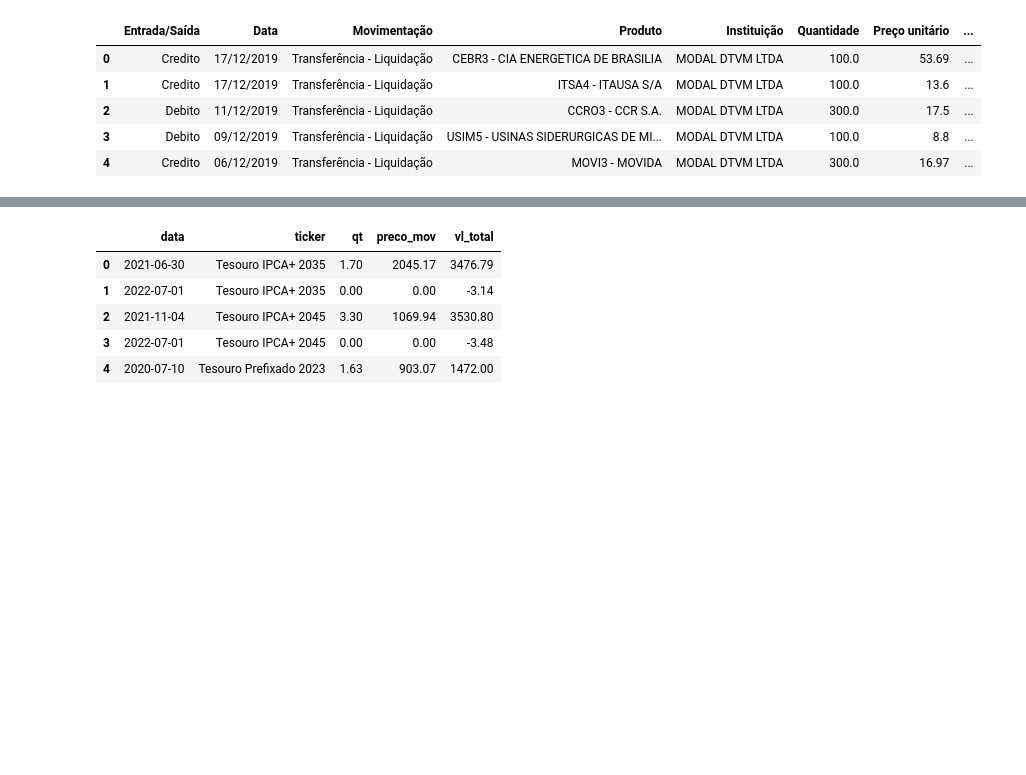
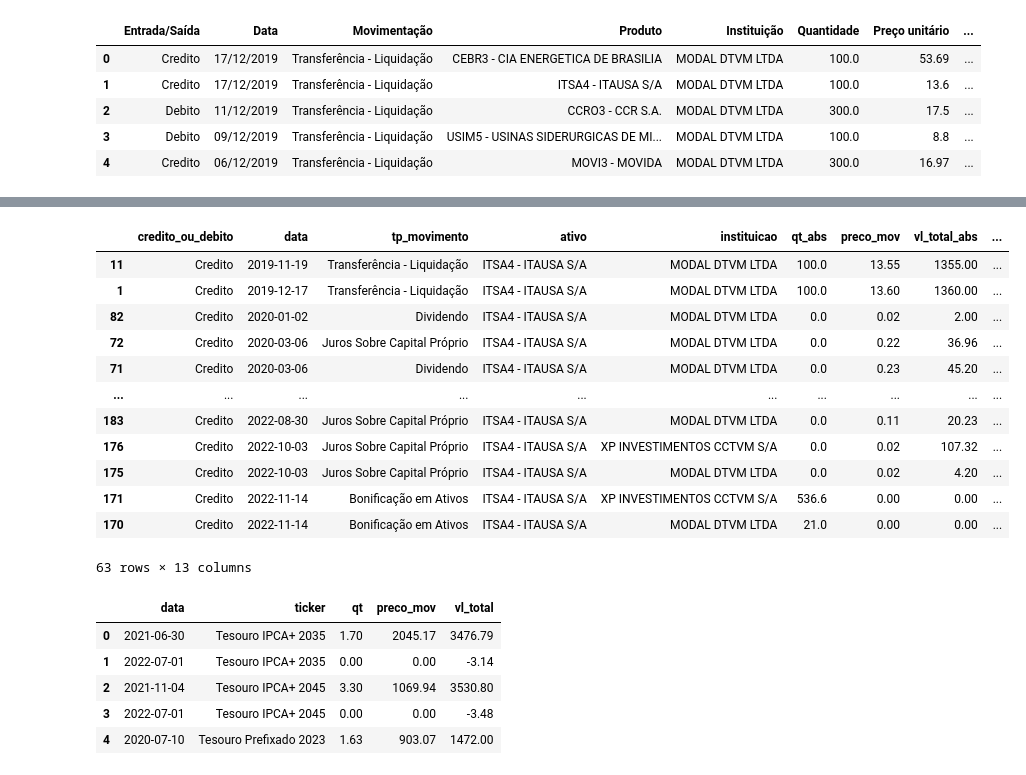
Before and after one commit to rknagao/b3-report, a Jupyter notebook: src/manutencao.ipynb, the cells around one changed output, grey strips where cells are left out. Cells and saved outputs as stored; diff of their text form; code cells hidden in the pictures; blank space fills up the shorter version.

```diff
--- a/src/manutencao.ipynb
+++ b/src/manutencao.ipynb
@@ -149,0 +182,24 @@ df_all['preco_mov'] = np.where(df_all['qt'] != 0, round(df_all['vl_total'] / df_
+# %%
+a =df_all.loc[df_all['ticker'] == 'ITSA4'].sort_values('data')
+a#['provento'] = np.where(a['tp_movimento'].isin(['Dividendo', 'Juros Sobre Capital Próprio', 'Fração em Ativos', 'Leilão de Fração']), 1, 0)
+#a['provento'].value_counts()
+
+#a['negociacao_ou_provento'] = np.where(a['tp_movimento'].str.isin(['Transferência - Liquidação']))
+#a['qt_abs'] = np.where(a['tp_movimento'].isin(['Transferência - Liquidação', 'Bonificação em Ativos']), a['qt_abs'], 0)
+
+#with pd.option_context('display.max_rows', None, 'display.max_columns', None):
+#    display(a)
+# %% [output]
+|  | credito_ou_debito | data | tp_movimento | ativo | instituicao | qt_abs | preco_mov | vl_total_abs | ... |
+| 11 | Credito | 2019-11-19 | Transferência - Liquidação | ITSA4 - ITAUSA S/A | MODAL DTVM LTDA | 100.0 | 13.55 | 1355.00 | ... |
+| 1 | Credito | 2019-12-17 | Transferência - Liquidação | ITSA4 - ITAUSA S/A | MODAL DTVM LTDA | 100.0 | 13.60 | 1360.00 | ... |
+| 82 | Credito | 2020-01-02 | Dividendo | ITSA4 - ITAUSA S/A | MODAL DTVM LTDA | 0.0 | 0.02 | 2.00 | ... |
+| 72 | Credito | 2020-03-06 | Juros Sobre Capital Próprio | ITSA4 - ITAUSA S/A | MODAL DTVM LTDA | 0.0 | 0.22 | 36.96 | ... |
+| 71 | Credito | 2020-03-06 | Dividendo | ITSA4 - ITAUSA S/A | MODAL DTVM LTDA | 0.0 | 0.23 | 45.20 | ... |
+| ... | ... | ... | ... | ... | ... | ... | ... | ... | ... |
+| 183 | Credito | 2022-08-30 | Juros Sobre Capital Próprio | ITSA4 - ITAUSA S/A | MODAL DTVM LTDA | 0.0 | 0.11 | 20.23 | ... |
+| 176 | Credito | 2022-10-03 | Juros Sobre Capital Próprio | ITSA4 - ITAUSA S/A | XP INVESTIMENTOS CCTVM S/A | 0.0 | 0.02 | 107.32 | ... |
+| 175 | Credito | 2022-10-03 | Juros Sobre Capital Próprio | ITSA4 - ITAUSA S/A | MODAL DTVM LTDA | 0.0 | 0.02 | 4.20 | ... |
+| 171 | Credito | 2022-11-14 | Bonificação em Ativos | ITSA4 - ITAUSA S/A | XP INVESTIMENTOS CCTVM S/A | 536.6 | 0.00 | 0.00 | ... |
+| 170 | Credito | 2022-11-14 | Bonificação em Ativos | ITSA4 - ITAUSA S/A | MODAL DTVM LTDA | 21.0 | 0.00 | 0.00 | ... |
+63 rows × 13 columns
```
Also changed, not shown: parts of 21 cells of this notebook.
